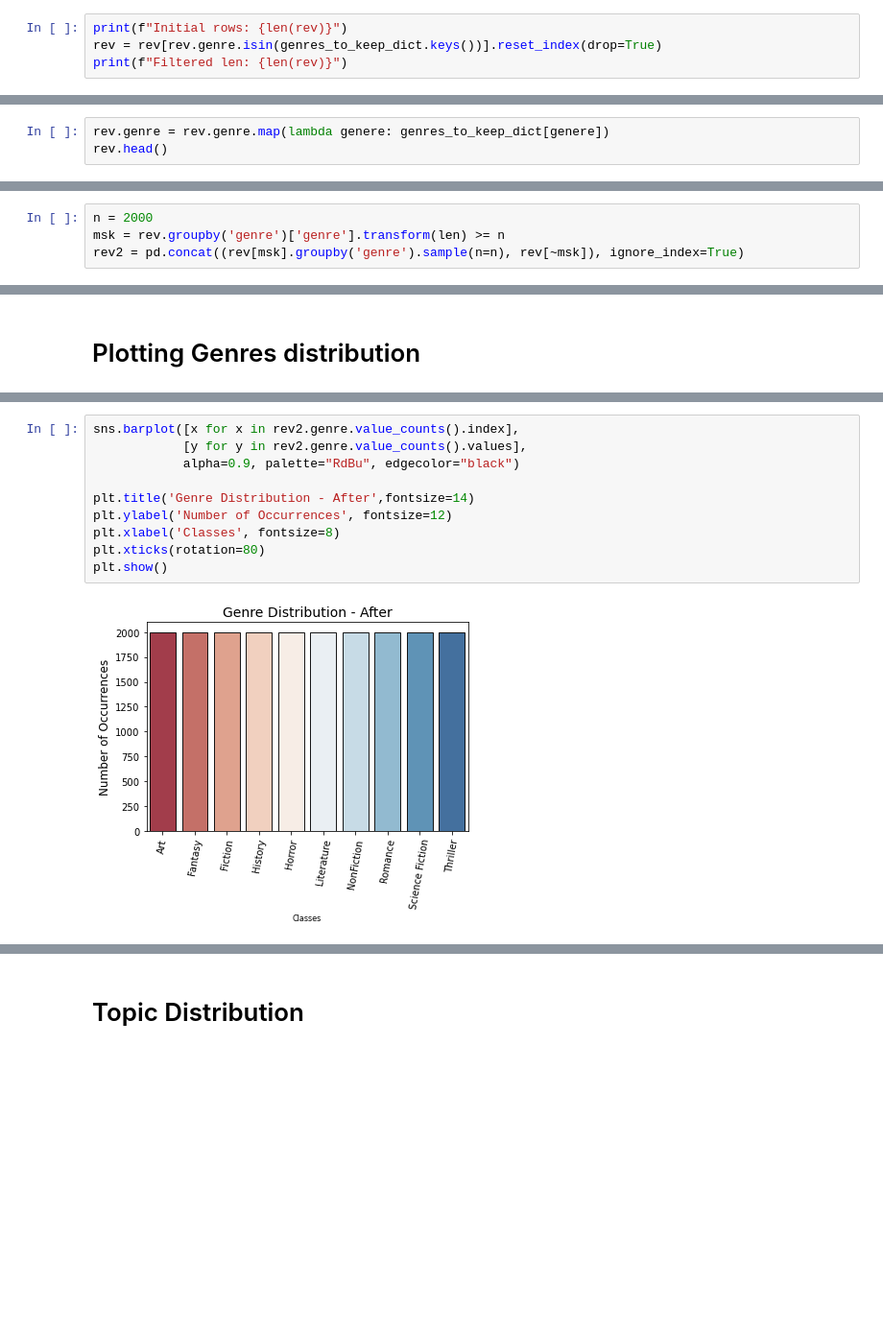
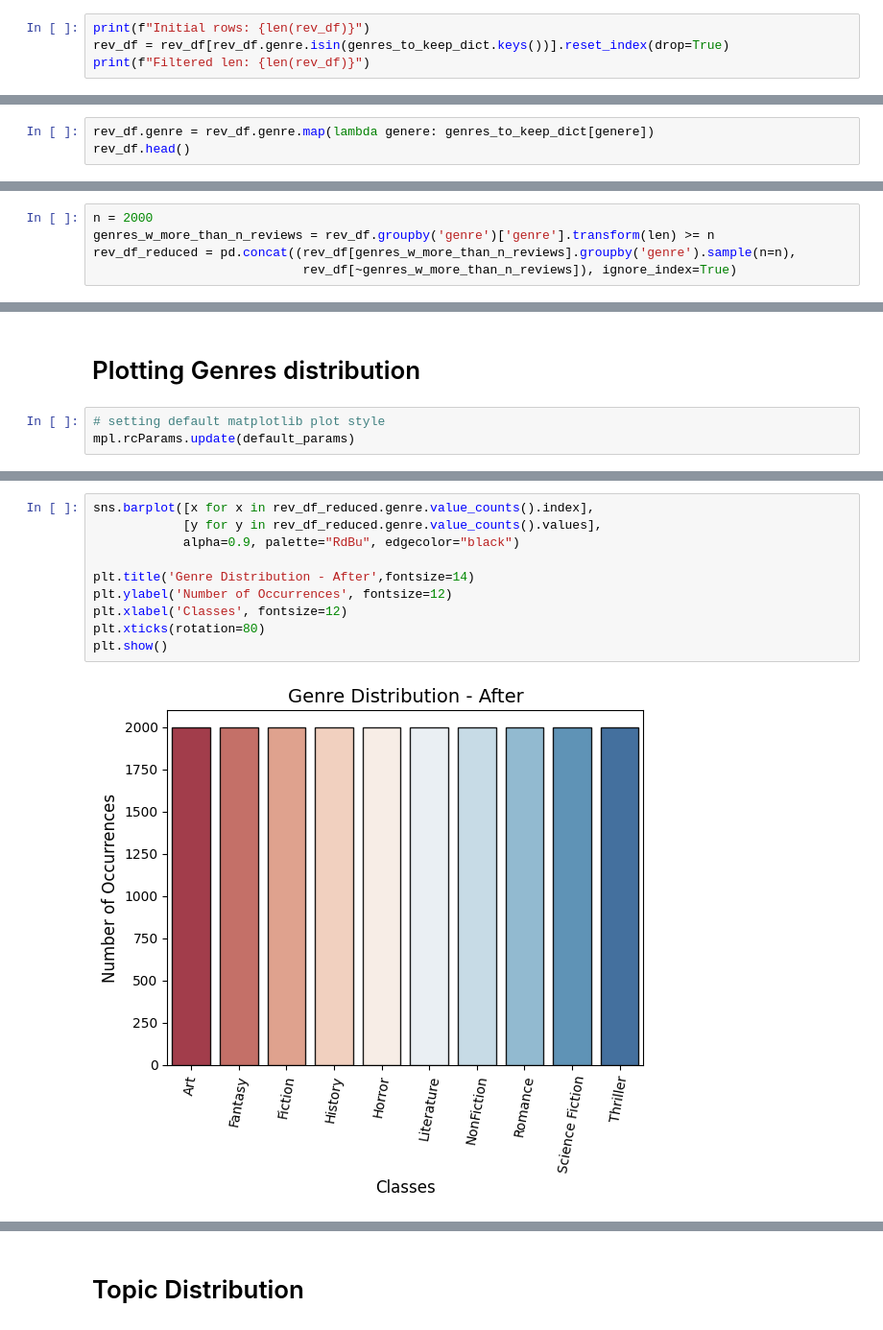
Before and after one commit to lwdovico/goodreads-book-reviews, a Jupyter notebook: Notebooks/02_Preprocessing_gradient.ipynb, the cells around one changed output, grey strips where cells are left out. Shown at 96% size. Cells and saved outputs as stored; diff of their text form; blank space fills up the shorter version.

```diff
--- a/Notebooks/02_Preprocessing_gradient.ipynb
+++ b/Notebooks/02_Preprocessing_gradient.ipynb
@@ -274,5 +320,5 @@ genres_to_keep_dict
 # %%
-print(f"Initial rows: {len(rev)}")
-rev = rev[rev.genre.isin(genres_to_keep_dict.keys())].reset_index(drop=True)
-print(f"Filtered len: {len(rev)}")
+print(f"Initial rows: {len(rev_df)}")
+rev_df = rev_df[rev_df.genre.isin(genres_to_keep_dict.keys())].reset_index(drop=True)
+print(f"Filtered len: {len(rev_df)}")
 # %% [output]
@@ -281,6 +327,6 @@ Filtered len: 705394
 # %%
-rev.genre = rev.genre.map(lambda genere: genres_to_keep_dict[genere])
-rev.head()
+rev_df.genre = rev_df.genre.map(lambda genere: genres_to_keep_dict[genere])
+rev_df.head()
 # %% [output]
 |  | review_text | genre | rating | book_id |
 | 0 | This is a special book. It starte... | Science Fiction | 5 | 18245960 |
@@ -306,6 +352,7 @@ Name: genre, dtype: int64
 # Class Undersampling
 # %%
 n = 2000
-msk = rev.groupby('genre')['genre'].transform(len) >= n
-rev2 = pd.concat((rev[msk].groupby('genre').sample(n=n), rev[~msk]), ignore_index=True)
+genres_w_more_than_n_reviews = rev_df.groupby('genre')['genre'].transform(len) >= n
+rev_df_reduced = pd.concat((rev_df[genres_w_more_than_n_reviews].groupby('genre').sample(n=n),
+                            rev_df[~genres_w_more_than_n_reviews]), ignore_index=True)
 # %%
@@ -324,4 +371,7 @@ Thriller           2000
 Name: genre, dtype: int64
 # %% [markdown]
 # Plotting Genres distribution
+# %%
+# setting default matplotlib plot style
+mpl.rcParams.update(default_params)
 # %%
@@ -339,14 +389,14 @@ plt.show()
 # %%
-sns.barplot([x for x in rev2.genre.value_counts().index],
-            [y for y in rev2.genre.value_counts().values],
+sns.barplot([x for x in rev_df_reduced.genre.value_counts().index],
+            [y for y in rev_df_reduced.genre.value_counts().values],
             alpha=0.9, palette="RdBu", edgecolor="black")
 
 plt.title('Genre Distribution - After',fontsize=14)
 plt.ylabel('Number of Occurrences', fontsize=12)
-plt.xlabel('Classes', fontsize=8)
+plt.xlabel('Classes', fontsize=12)
 plt.xticks(rotation=80)
 plt.show()
 # %% [output]
-[figure, old version]
+[figure, new version]
 # %%
 #cleaning review_text col
```
Also changed, not shown: parts of 75 cells of this notebook.
